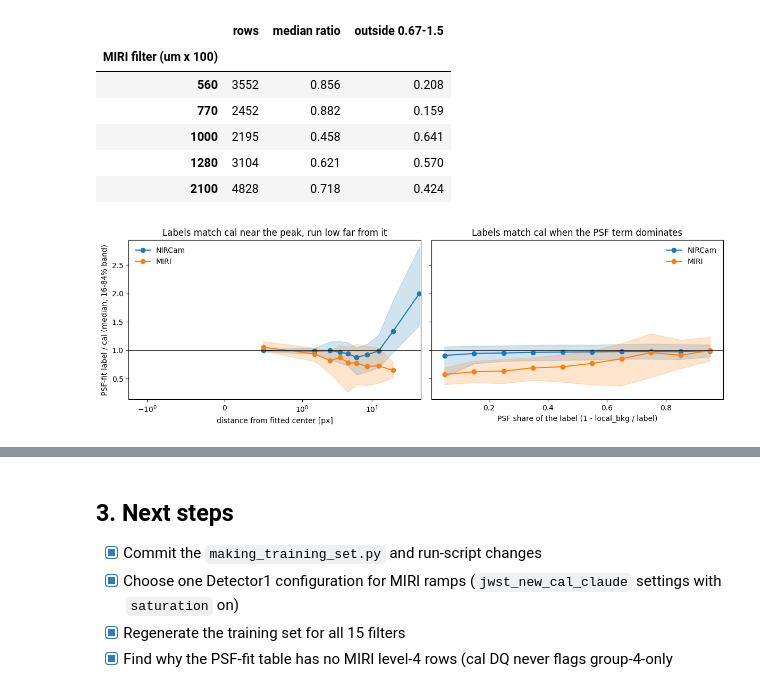
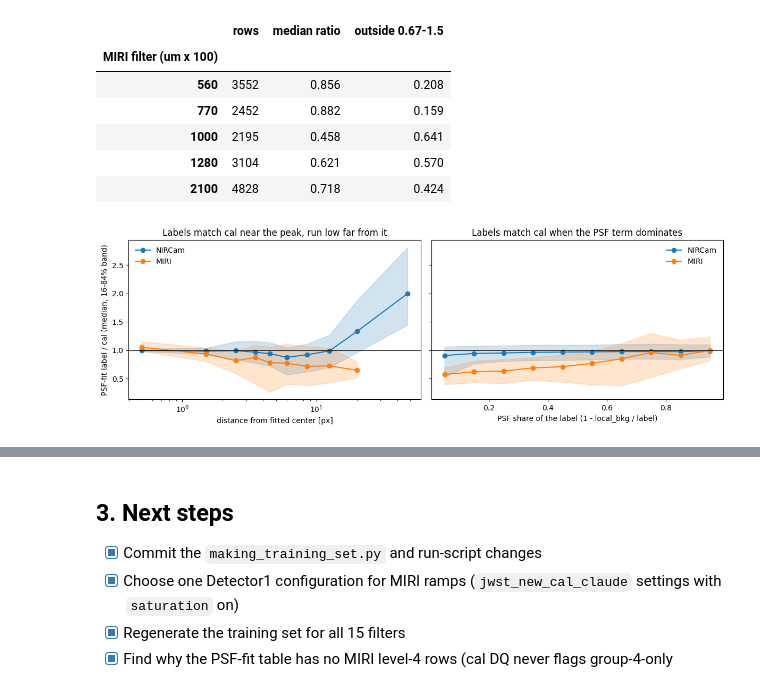
Before and after one commit to tyoo37/w51_sat_recover, a Jupyter notebook: notebooks/report_v2_training_set_20261020.ipynb, the cells around one changed output, grey strips where cells are left out. Saved outputs shown, nothing was run; the diff lists cells and outputs as text; code cells hidden in the pictures.

```diff
--- a/notebooks/report_v2_training_set_20261020.ipynb
+++ b/notebooks/report_v2_training_set_20261020.ipynb
@@ -362,23 +362,23 @@ pd.DataFrame({'rows': g.size(), 'median ratio': 10 ** g.median(), 'outside 0.67-
 # %%
 fig, axes = plt.subplots(1, 2, figsize=(12, 4), sharey=True)
 for ax, (col, bins, xlabel) in zip(axes, [('dist_to_peak', np.array([0, 1, 2, 3, 4, 5, 7, 10, 15, 25, 70]), 'distance from fitted center [px]'),
                                           ('psf_share', np.linspace(0, 1, 11), 'PSF share of the label (1 - local_bkg / label)')]):
     for inst, col_c in [('NIRCam', 'C0'), ('MIRI', 'C1')]:
         h = c[c.instrument == inst]
         g = h.groupby(pd.cut(h[col], bins), observed=True).label_over_cal
         mid = np.array([iv.mid for iv in g.median().index])
         ax.plot(mid, g.median(), 'o-', color=col_c, label=inst)
         ax.fill_between(mid, g.quantile(0.16), g.quantile(0.84), color=col_c, alpha=0.2)
     ax.axhline(1, color='k', lw=0.8)
     ax.set_xlabel(xlabel)
     ax.legend(frameon=False)
-axes[0].set_xscale('symlog', linthresh=1)
+axes[0].set_xscale('log')
 axes[0].set_ylabel('PSF-fit label / cal (median, 16-84% band)')
 axes[0].set_title('Labels match cal near the peak, run low far from it')
 axes[1].set_title('Labels match cal when the PSF term dominates')
 plt.tight_layout()
 # %% [output]
-[figure, old version]
+[figure, new version]
 # %% [markdown]
 **Reading.**
 
```
Also changed, not shown: parts of 1 cell of this notebook.
